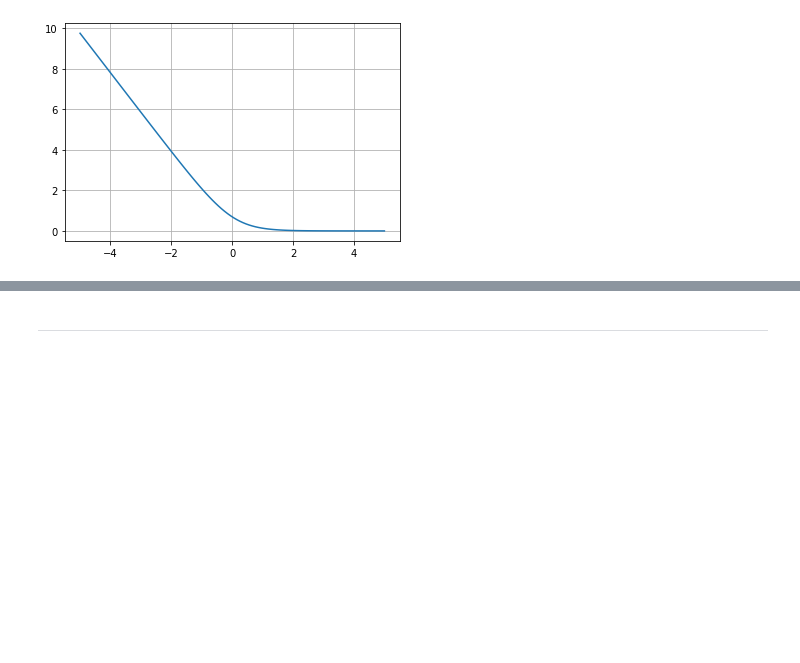
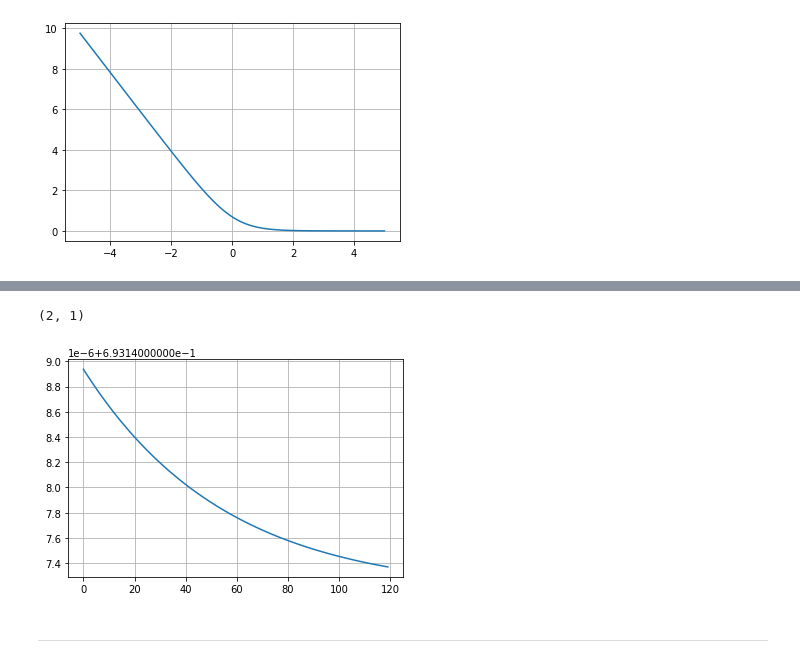
Before and after one commit to mechanoid5/ml_lib, a Jupyter notebook: ranker.ipynb, the cells around one changed output, grey strips where cells are left out. Saved outputs shown, nothing was run; the diff lists cells and outputs as text; code cells hidden in the pictures; blank space fills up the shorter version.

```diff
--- a/ranker.ipynb
+++ b/ranker.ipynb
@@ -195,0 +166,18 @@ plt.grid()
+# %%
+from lib.model.linear import LinearModel
+from lib.initiator.linear import UniformInitiatorLinearModel
+
+model = LinearModel(
+    initiator=UniformInitiatorLinearModel(
+        input_size=X.shape[1],
+        output_size=1,
+    )
+)
+
+model.weight.shape
+# %% [output]
+(2, 1)
+# %%
+from lib.loss.ranker import PairRankerLoss
+
+loss = PairRankerLoss(model)
@@ -196,3 +209,8 @@ plt.grid()
+# %%
+plt.plot(loss.history)
+plt.grid()
+# %% [output]
+[figure, added]
 # %% [markdown]
 ---
 # %%
```
Also changed, not shown: parts of 6 cells of this notebook.
